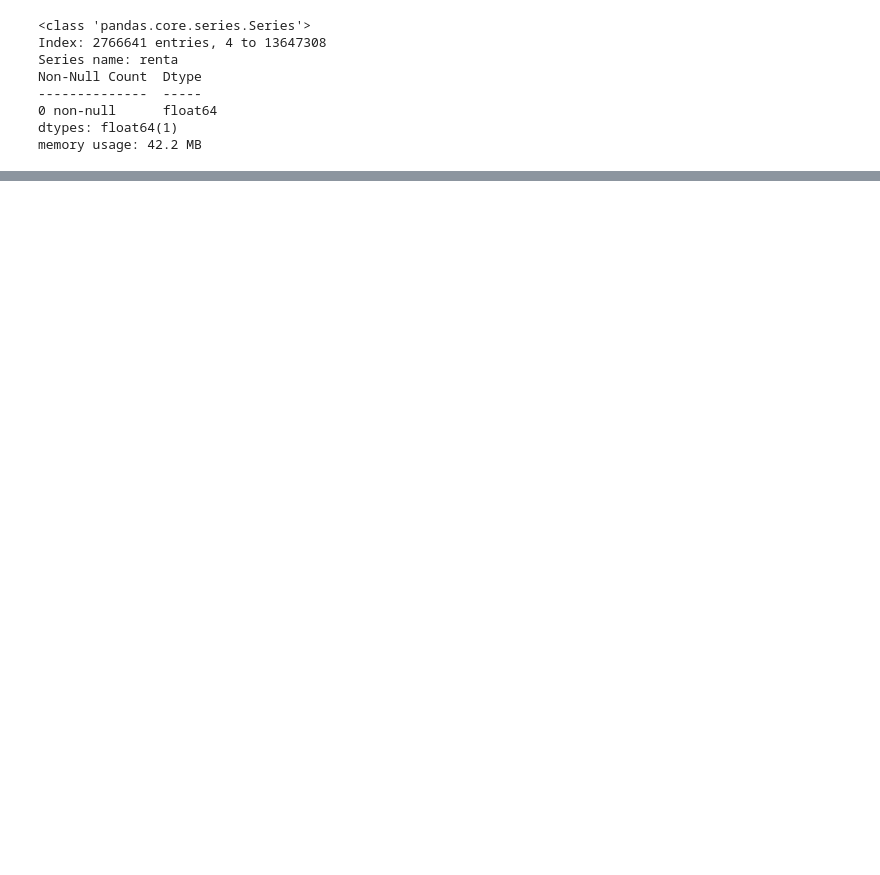
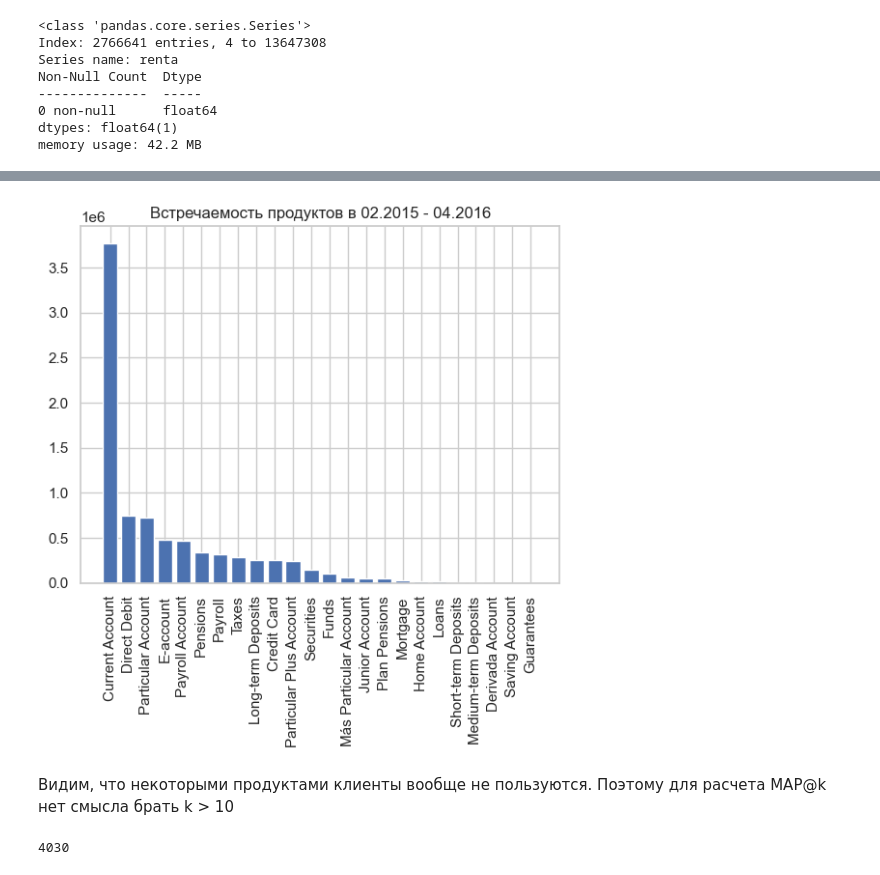
Before and after one commit to ibnkir/bank-recsys-project, a Jupyter notebook: notebooks/preparation_steps.ipynb, the cells around one changed output, grey strips where cells are left out. Cells and saved outputs as stored; diff of their text form; code cells hidden in the pictures; blank space fills up the shorter version.

```diff
--- a/notebooks/preparation_steps.ipynb
+++ b/notebooks/preparation_steps.ipynb
@@ -843,0 +896,16 @@ events.to_parquet("../data/events.parquet")
+# %%
+# Суммируем встречаемость каждого продукта в train и сортируем продукты по встречаемости в обратном порядке
+pop_prods = clean_data_train[prods_held].sum(axis=0)
+pop_prods.sort_values(inplace=True, ascending=False)
+# %%
+# Строим датафрейм популярных продуктов
+pop_prods = pd.DataFrame(pop_prods)\
+    .reset_index()\
+        .rename(columns={'index': 'name'})\
+            .rename(columns={0: 'prods_held_num'})
+# %%
+# Добавляем колонку с индексом в списке названий продуктов (нужно для расчета метрик у бейзлайна)
+pop_prods['prod_idx'] = pop_prods['name'].apply(lambda x: prod2idx[x])
+# %%
+# Добавляем колонку с английскими названиями продуктов
+pop_prods['eng_name'] = pop_prods['name'].apply(lambda x: prod2eng[x])
@@ -843,0 +933,11 @@ events.to_parquet("../data/events.parquet")
+# %%
+# Строим гистограмму встречаемости продуктов в train
+plt.bar(pop_prods.eng_name, pop_prods.prods_held_num)
+plt.xticks(rotation='vertical')
+plt.title("Встречаемость продуктов в 02.2015 - 04.2016")
+plt.show()
+# %% [output]
+[figure, added]
+# %% [markdown]
+Видим, что некоторыми продуктами клиенты вообще не пользуются.
+Поэтому для расчета MAP@k нет смысла брать k > 10
@@ -844,3 +947,11 @@ events.to_parquet("../data/events.parquet")
+# %%
+# Удаляем лишние данные
+del data
+del old_clients_data
+
+gc.collect()
+# %% [output]
+4030
 # %% [markdown]
 ### Выводы по этапу EDA
 
```
Also changed, not shown: parts of 159 cells of this notebook, 4 other files.
